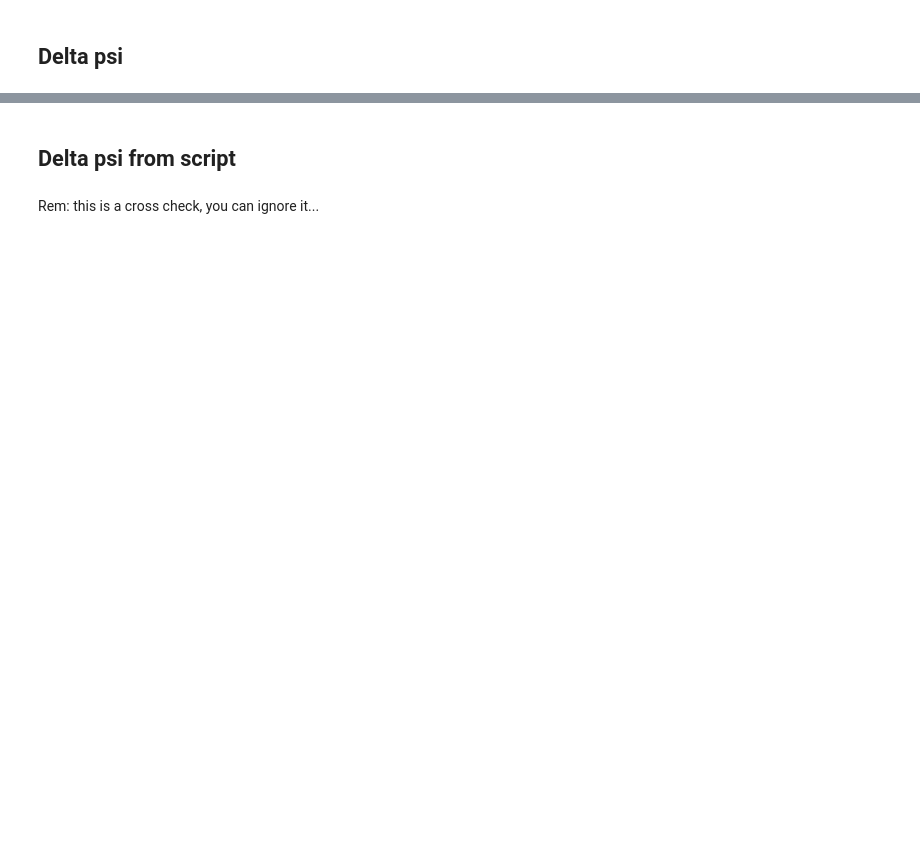
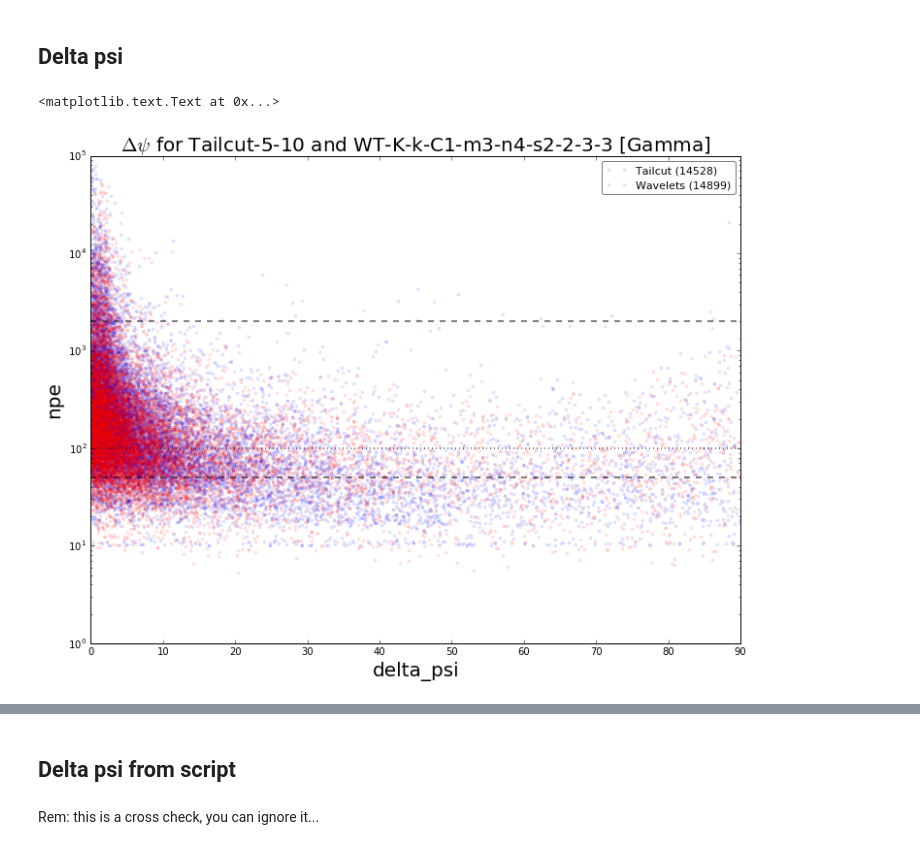
Before and after one commit to jdhp-sap/pywi-cta-legacy, a Jupyter notebook: notebooks/delta_psi_analysis.ipynb, the cells around one changed output, grey strips where cells are left out. Saved outputs shown, nothing was run; the diff lists cells and outputs as text; code cells hidden in the pictures; blank space fills up the shorter version.

```diff
--- a/notebooks/delta_psi_analysis.ipynb
+++ b/notebooks/delta_psi_analysis.ipynb
@@ -148,0 +67,24 @@ plot_ratio(ax4, res_tuple_tc2, res_tuple_wt2)
+# %%
+fig, ax = plt.subplots()
+
+ax.plot(df['delta_tc'], df['peSum_tc'], '.b', alpha=0.1,
+        label="Tailcut ({})".format(len(df[df.peSum_tc > 0])))
+ax.plot(df['delta_wt'], df['peSum_wt'], '.r', alpha=0.1,
+        label="Wavelets ({})".format(len(df[df.peSum_wt > 0])))
+
+ax.axhline(y=LOW_CUT, linewidth=2, linestyle='--', color='black', alpha=0.5)
+ax.axhline(y=HIGH_CUT, linewidth=2, linestyle='--', color='black', alpha=0.5)
+ax.axhline(y=FAINT_BRIGHT_BORDER, linewidth=2, linestyle=':', color='black', alpha=0.5)
+
+ax.set_yscale('log')
+
+ax.set_xlabel("delta_psi", fontsize=20)
+ax.set_ylabel("npe", fontsize=20)
+
+ax.legend(prop={'size': 11}, loc='best', fancybox=True, framealpha=0.5)
+
+title = r"$\Delta\psi$ for {} and {} [{}]".format(TAILCUT_LABEL, WAVELET_LABEL, "Gamma" if PART == 0 else "Proton")
+ax.set_title(title, fontsize=20)
+# %% [output]
+<matplotlib.text.Text at 0x...>
+[figure, added]
```
Also changed, not shown: parts of 6 cells of this notebook, 1 other file.
